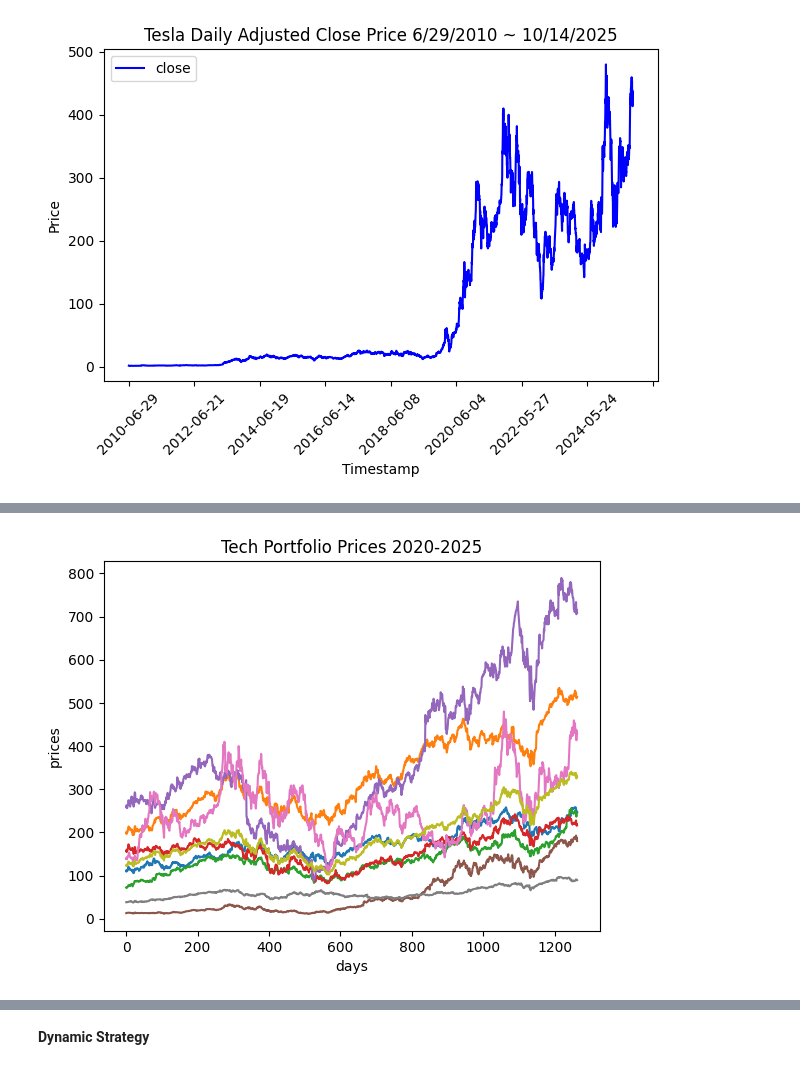
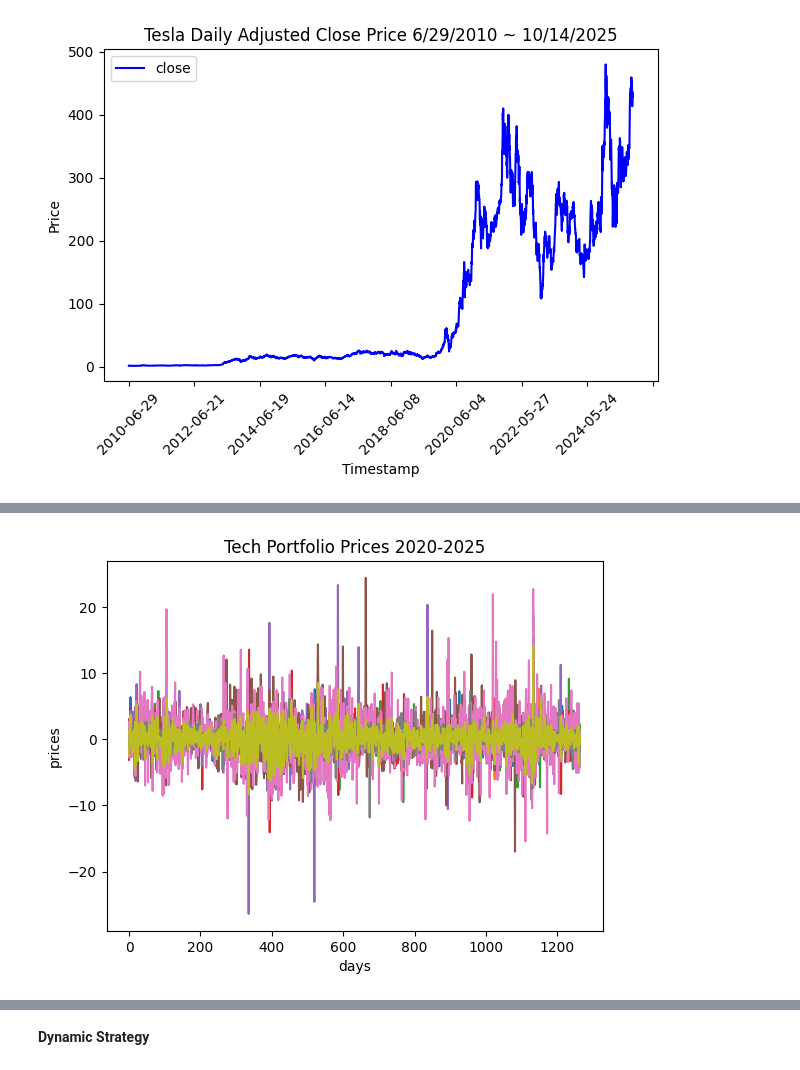
Before and after one commit to ckook24/Koopman-DMD-Algorithm, a Jupyter notebook: Koopman_DMD.ipynb, the cells around one changed output, grey strips where cells are left out. Drawn from its saved outputs; the diff is of its cells as text; code cells hidden in the pictures.

```diff
--- a/Koopman_DMD.ipynb
+++ b/Koopman_DMD.ipynb
@@ -97,11 +75,13 @@ def get_daily_prices(portfolio):
     for s in portfolio:
         df = TimeSeriesDaily_df(s)
         df['timestamp'] = pd.to_datetime(df['timestamp'])
-        df = df.loc[df['timestamp'].dt.date > pd.Timestamp('2020, 10, 1').date()]
+        df = df.loc[df['timestamp'].dt.date > pd.Timestamp('2020, 10, 4').date()]
         prices = np.array(df['adjusted_close'])[::-1]
         data[s] = prices
     df_combined = pd.DataFrame(data)
     df_combined['mean'] = df_combined.mean(axis=1)
-    data_arr = df_combined.to_numpy()
-    return data_arr.T
+    price_arr = df_combined.to_numpy()
+    price_arr = price_arr.T
+    return_arr = (price_arr[:, 1:] - price_arr[:, :-1]) / price_arr[:, :-1] * 100
+    return price_arr, return_arr
 # %%
@@ -142,0 +108,2 @@ array([[109.94743146, 113.33282397, 110.08362541, ..., 245.27      ,
+# %%
+daily_data, daily_chg_data = get_daily_prices(portfolio_daily)
@@ -143,9 +119,9 @@ array([[109.94743146, 113.33282397, 110.08362541, ..., 245.27      ,
 # %%
-for s in daily_data:
+for s in daily_chg_data:
     plt.plot(s)
 plt.title('Tech Portfolio Prices 2020-2025')
 plt.ylabel('prices')
 plt.xlabel('days')
 plt.show()
 # %% [output]
-[figure, old version]
+[figure, new version]
```
Also changed, not shown: parts of 43 cells of this notebook, 2 other files.
